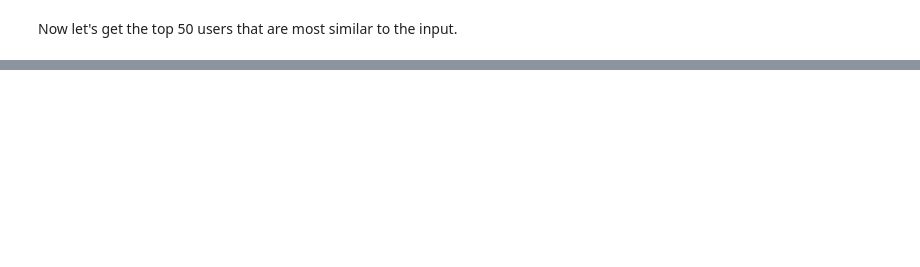
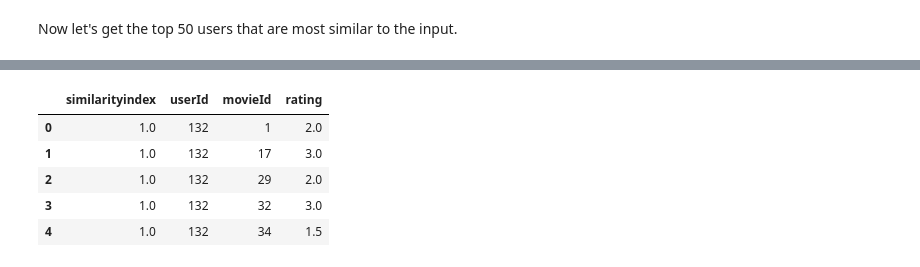
Before and after one commit to GrasieleDosSantos/recommender_system, a Jupyter notebook: recommender_system.ipynb, the cells around one changed output, grey strips where cells are left out. Saved outputs shown, nothing was run; the diff lists cells and outputs as text; code cells hidden in the pictures; blank space fills up the shorter version.

```diff
--- a/recommender_system.ipynb
+++ b/recommender_system.ipynb
@@ -208,0 +209,10 @@ Now we are at the point where we can recommend movies to the input user.
+# %%
+top_users_rating=top_users.merge(ratings_df, left_on='userId', right_on='userId', how='inner')
+top_users_rating.head()
+# %% [output]
+|  | similarityindex | userId | movieId | rating |
+| 0 | 1.0 | 132 | 1 | 2.0 |
+| 1 | 1.0 | 132 | 17 | 3.0 |
+| 2 | 1.0 | 132 | 29 | 2.0 |
+| 3 | 1.0 | 132 | 32 | 3.0 |
+| 4 | 1.0 | 132 | 34 | 1.5 |
```
Also changed, not shown: parts of 12 cells of this notebook.
